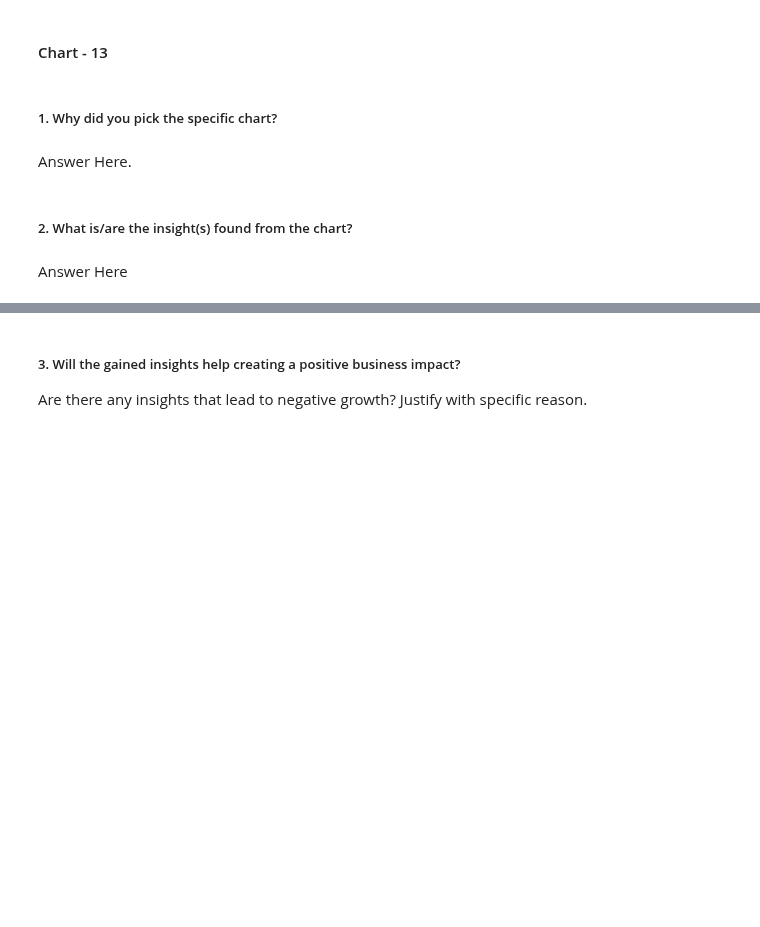
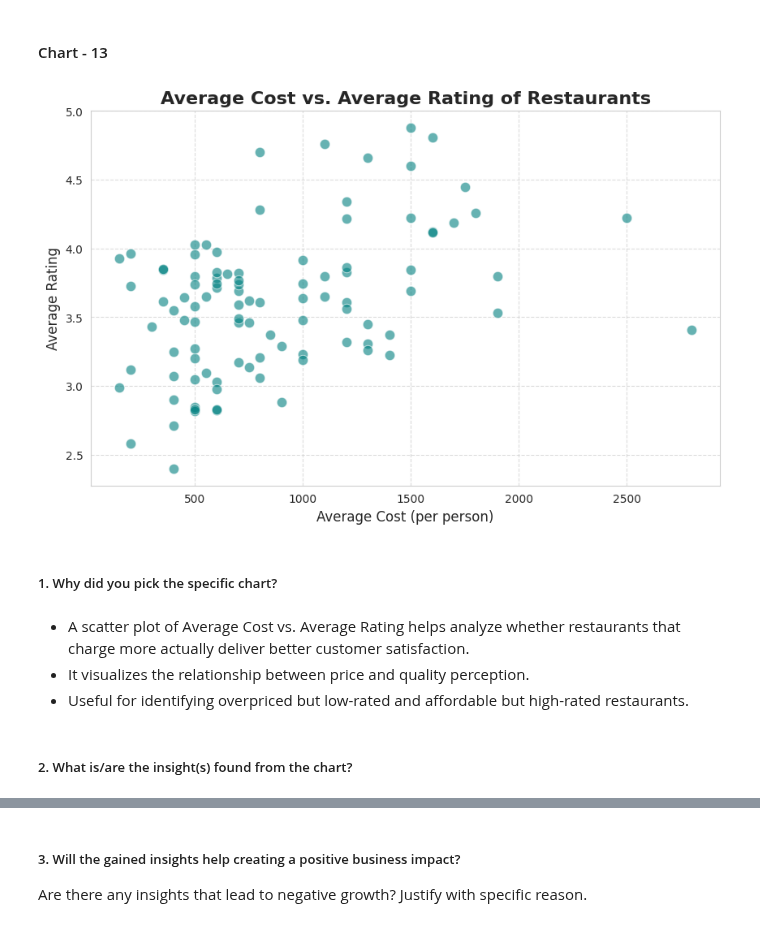
Before and after one commit to Ash99-commits/Unsupervised_ML_Zomato-Restaurant_Clustering_And_Sentiment_Analysis, a Jupyter notebook: Unsupervised_ML_Zomato_Restaurant_Clustering_And_Sentiment_Analysis_Ashwani_Kumar_Patra.ipynb, the cells around one changed output, grey strips where cells are left out. Cells and saved outputs as stored; diff of their text form; code cells hidden in the pictures; blank space fills up the shorter version.

Commit message:
Chart 13 - Average Cost vs. Average Rating of Restaurants - Scatter Plot, plotted, insights are driven from it, along with its business impact [both positive and negative(if any)].

```diff
--- a/Unsupervised_ML_Zomato_Restaurant_Clustering_And_Sentiment_Analysis_Ashwani_Kumar_Patra.ipynb
+++ b/Unsupervised_ML_Zomato_Restaurant_Clustering_And_Sentiment_Analysis_Ashwani_Kumar_Patra.ipynb
@@ -1503,8 +1501,36 @@ Business Impact :-
+# %%
+# Chart 13 Visualization Code - Average Cost vs. Average Rating of Restaurants - Scatter Plot
+
+# Converting Rating to numeric (in case of non-numeric values)
+reviews_df['Rating'] = pd.to_numeric(reviews_df['Rating'], errors='coerce')
+
+# Calculating average rating per restaurant
+avg_ratings = reviews_df.groupby('Restaurant')['Rating'].mean().reset_index()
+avg_ratings.rename(columns={'Rating': 'Average_Rating'}, inplace=True)
+
+# Merging with restaurants_df to bring in cost info
+cost_rating_df = pd.merge(restaurants_df, avg_ratings, left_on='Name', right_on='Restaurant')
+
+# Plotting the Scatter plot
+plt.figure(figsize=(10, 6))
+sns.scatterplot(data=cost_rating_df, x='Cost', y='Average_Rating', alpha=0.6, s=80, color="teal", edgecolor="white")
+
+# Title and Labels
+plt.title('Average Cost vs. Average Rating of Restaurants', fontsize=16, fontweight='bold')
+plt.xlabel('Average Cost (per person)', fontsize=12)
+plt.ylabel('Average Rating', fontsize=12)
+
+# Adding grid for better readability
+plt.grid(True, linestyle='--', alpha=0.7)
+
+plt.show()
+# %% [output]
+[figure, added]
 # %% [markdown]
 ##### 1. Why did you pick the specific chart?
-# %% [markdown]
-Answer Here.
+# %% [markdown]
+*  A scatter plot of Average Cost vs. Average Rating helps analyze whether restaurants that charge more actually deliver better customer satisfaction.
+*  It visualizes the relationship between price and quality perception.
+*  Useful for identifying overpriced but low-rated and affordable but high-rated restaurants.
 # %% [markdown]
 ##### 2. What is/are the insight(s) found from the chart?
-# %% [markdown]
-Answer Here
```
Also changed, not shown: parts of 4 cells of this notebook.
